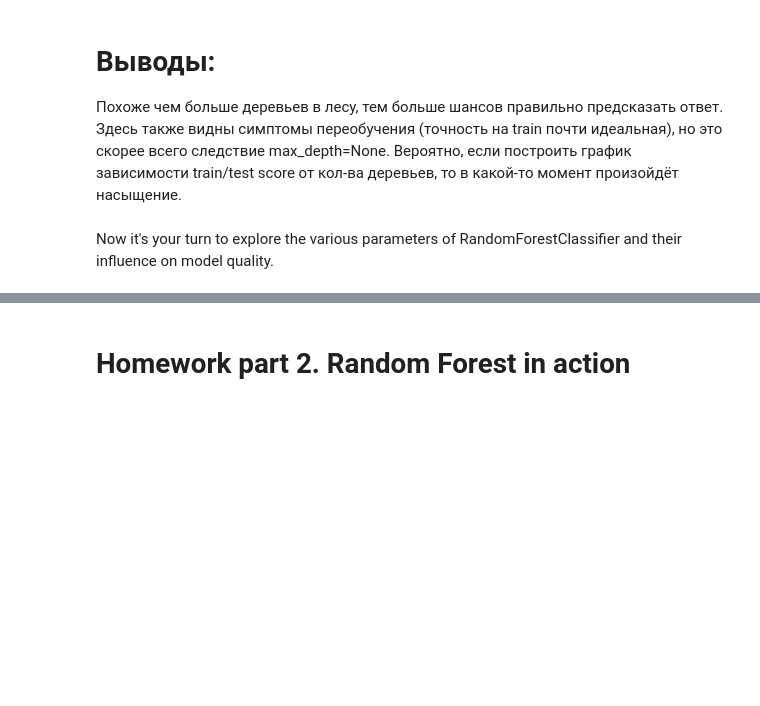
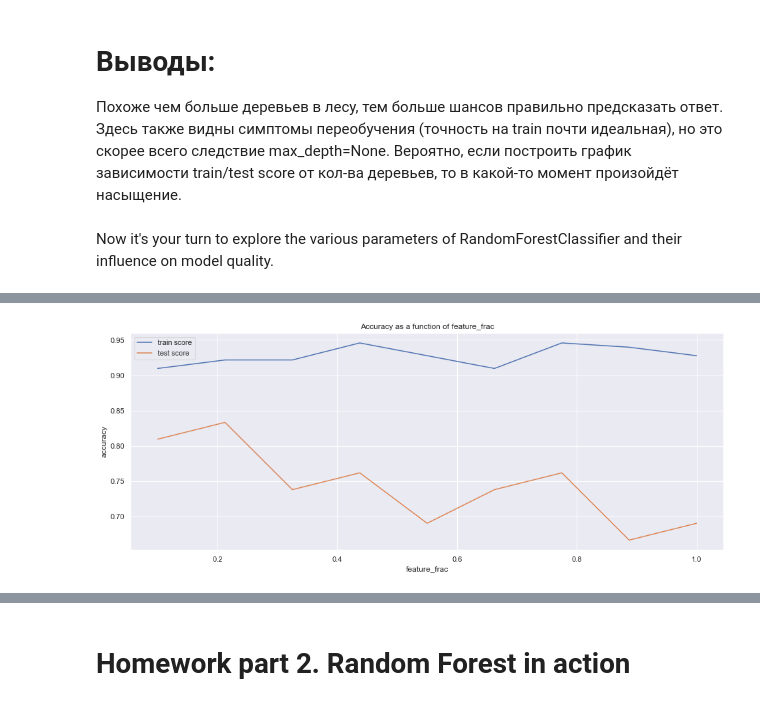
Before and after one commit to zappaz00/7_trees_and_ensembles, a Jupyter notebook: rf_classifier.ipynb, the cells around one changed output, grey strips where cells are left out. Cells and saved outputs as stored; diff of their text form; code cells hidden in the pictures; blank space fills up the shorter version.

```diff
--- a/rf_classifier.ipynb
+++ b/rf_classifier.ipynb
@@ -597,5 +609,5 @@ Test  score for random forest with 10 est: 0.7380952380952381
 # %%
-model_100est = RandomForestClassifier(n_estimators=100)
+model_100est = RandomForestClassifier(n_estimators=100, random_gen=np.random.default_rng(RANDOM_STATE))
 model_100est.fit(X_train, y_train)
 print(f'Train score for random forest with 100 est: {accuracy_score(model_100est.predict(X_train), y_train)}')
 print(f'Test  score for random forest with 100 est: {accuracy_score(model_100est.predict(X_test), y_test)}')
@@ -630,0 +645,23 @@ plot_metrics_on_n_estimators('gini', 3)
+# %%
+def plot_metrics_on_feature_frac(criterion='gini', max_depth=None):
+    feature_fracs, train_scores, test_scores = [], [], []
+    for feature_frac in np.linspace(0.1, 1.0, 9):
+        feature_fracs.append(feature_frac)
+        rndm_forest = RandomForestClassifier(feature_frac=feature_frac, criterion=criterion, max_depth=max_depth, random_gen=np.random.default_rng(RANDOM_STATE))
+        rndm_forest.fit(X_train.values, y_train.values)
+        train_scores.append(accuracy_score(y_train, rndm_forest.predict(X_train.values)))
+        y_pred = rndm_forest.predict(X_test.values)
+        test_scores.append(accuracy_score(y_test, y_pred))
+    res_metrics = pd.DataFrame(data={'train': train_scores, 'test': test_scores}, index=feature_fracs)
+    sns.set(rc={'figure.figsize':(16, 6)})
+    plt.plot(res_metrics['train'], label='train score')
+    plt.plot(res_metrics['test'], label='test score')
+    plt.title("Accuracy as a function of feature_frac")
+    plt.xlabel('feature_frac')
+    plt.ylabel('accuracy')
+    plt.legend()
+    plt.show();
+# %%
+plot_metrics_on_feature_frac('gini', 3)
+# %% [output]
+[figure, added]
```
Also changed, not shown: parts of 16 cells of this notebook, 3 other files.
